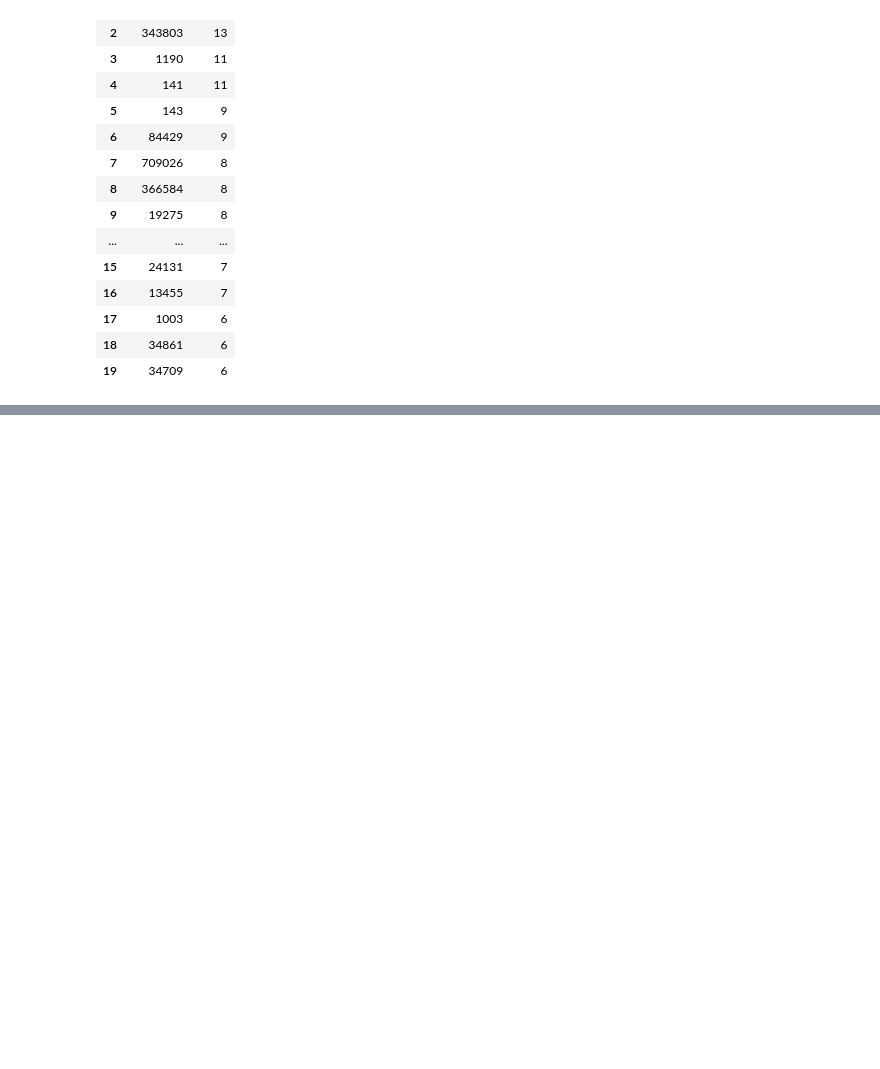
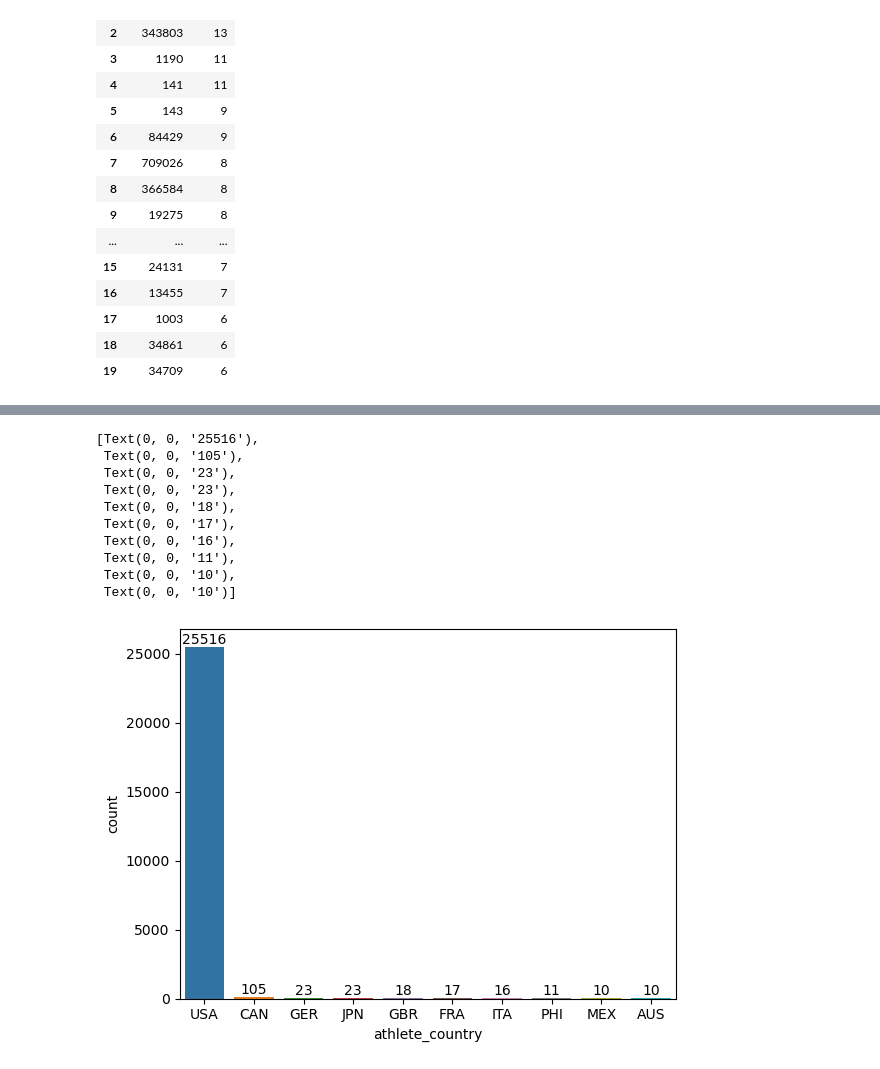
Before and after one commit to maedeh-dqn/ultra_marathon_project, a Jupyter notebook: Analyis.ipynb, the cells around one changed output, grey strips where cells are left out. Cells and saved outputs as stored; diff of their text form; code cells hidden in the pictures; blank space fills up the shorter version.

```diff
--- a/Analyis.ipynb
+++ b/Analyis.ipynb
@@ -355,0 +352,16 @@ USA_df.value_counts('athlete_country').reset_index()
+# %%
+#Create a histogram for question 9
+q_9_plot = sns.countplot(x='athlete_country',data=USA_df,order=pd.value_counts(USA_df['athlete_country']).iloc[:10].index)
+q_9_plot.bar_label(q_9_plot.containers[0])
+# %% [output]
+[Text(0, 0, '25516'),
+ Text(0, 0, '105'),
+ Text(0, 0, '23'),
+ Text(0, 0, '23'),
+ Text(0, 0, '18'),
+ Text(0, 0, '17'),
+ Text(0, 0, '16'),
+ Text(0, 0, '11'),
+ Text(0, 0, '10'),
+ Text(0, 0, '10')]
+[figure, added]
```
Also changed, not shown: parts of 2 cells of this notebook.
